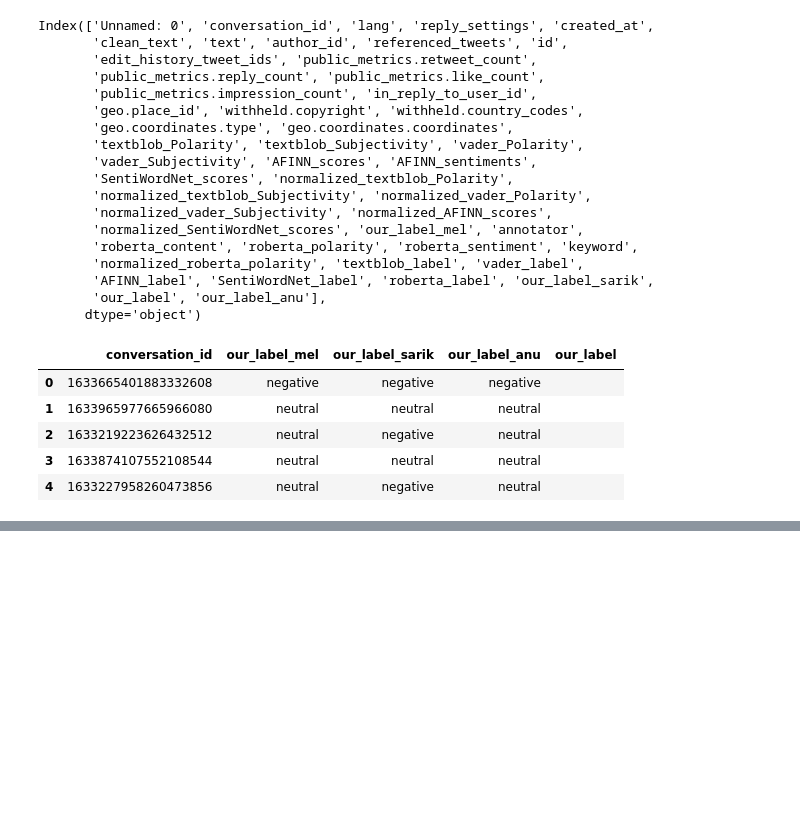
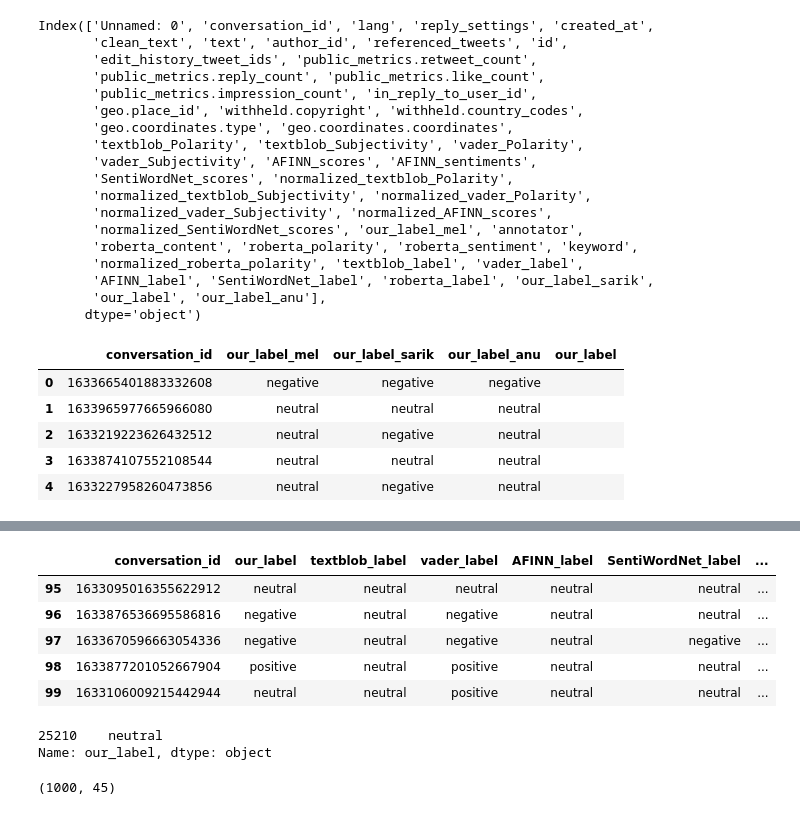
Before and after one commit to sareek/NLP_on_Social_Media_Data, a Jupyter notebook: src/melissa/IAA.ipynb, the cells around one changed output, grey strips where cells are left out. Drawn from its saved outputs; the diff is of its cells as text; code cells hidden in the pictures; blank space fills up the shorter version.

```diff
--- a/src/melissa/IAA.ipynb
+++ b/src/melissa/IAA.ipynb
@@ -213,0 +331,18 @@ Our combinations (including the vote):
+# %%
+important_cols = ['conversation_id', 'our_label', 'textblob_label',
+                  'vader_label', 'AFINN_label', 'SentiWordNet_label',
+                  'roberta_label', 'our_label_anu', 'our_label_sarik','our_label_mel']
+
+iaa_df[important_cols].tail()
+# %% [output]
+|  | conversation_id | our_label | textblob_label | vader_label | AFINN_label | SentiWordNet_label | ... |
+| 95 | 1633095016355622912 | neutral | neutral | neutral | neutral | neutral | ... |
+| 96 | 1633876536695586816 | negative | neutral | negative | neutral | neutral | ... |
+| 97 | 1633670596663054336 | negative | neutral | negative | neutral | negative | ... |
+| 98 | 1633877201052667904 | positive | neutral | positive | neutral | neutral | ... |
+| 99 | 1633106009215442944 | neutral | neutral | positive | neutral | neutral | ... |
+# %%
+big_df.loc[big_df['conversation_id'] == '1633106009215442944']['our_label']
+# %% [output]
+25210    neutral
+Name: our_label, dtype: object
@@ -213,0 +352,6 @@ Our combinations (including the vote):
+# %%
+big_df.loc[~big_df['our_label'].isna()].shape
+big_df.loc[~big_df['our_label'].isna()].to_json('../../data/1000_annotated.json')
+big_df.loc[~big_df['our_label'].isna()].to_csv('../../data/1000_annotated.tsv', sep='\t')
+# %% [output]
+(1000, 45)
```
Also changed, not shown: parts of 20 cells of this notebook, 4 other files.
